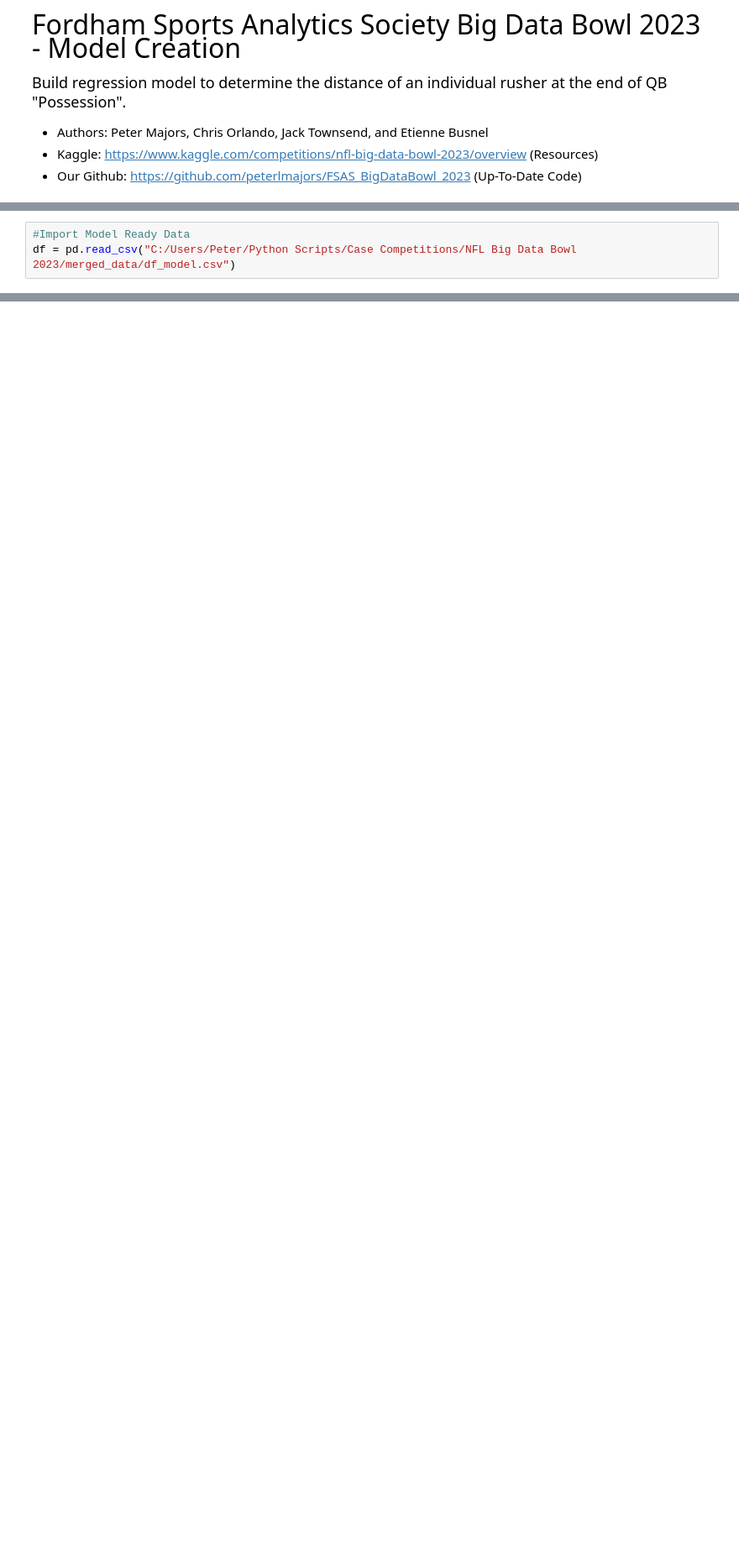
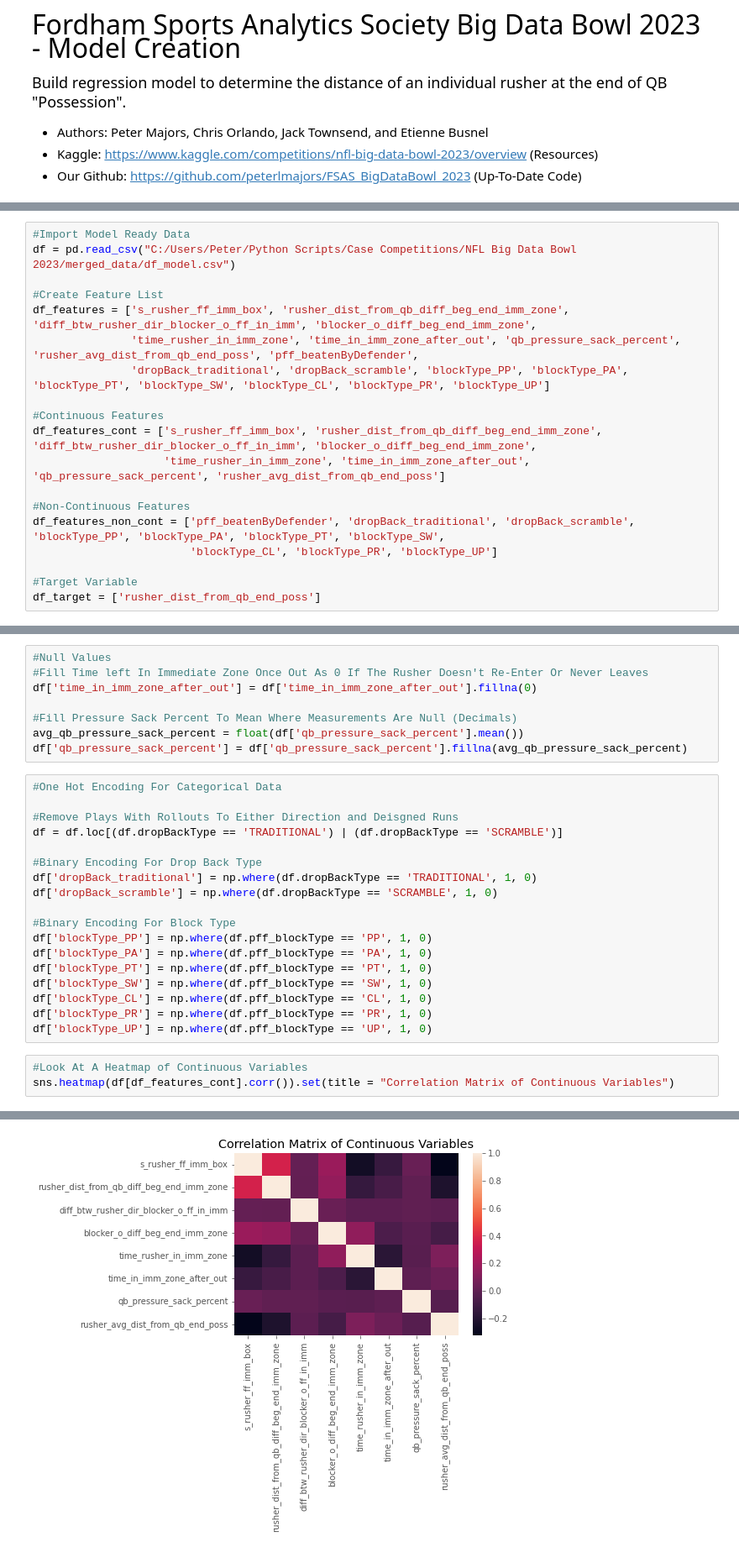
Before and after one commit to peterlmajors/FSAS_BigDataBowl_2023, a Jupyter notebook: Model_Creation.ipynb, the cells around one changed output, grey strips where cells are left out. Shown: that part at 84% size. Drawn from its saved outputs; the diff is of its cells as text; blank space fills up the shorter version.

```diff
--- a/Model_Creation.ipynb
+++ b/Model_Creation.ipynb
@@ -36,3 +42,19 @@ np.random.seed(0)
 # %%
 #Import Model Ready Data
 df = pd.read_csv("C:/Users/Peter/Python Scripts/Case Competitions/NFL Big Data Bowl 2023/merged_data/df_model.csv")
+
+#Create Feature List
+df_features = ['s_rusher_ff_imm_box', 'rusher_dist_from_qb_diff_beg_end_imm_zone', 'diff_btw_rusher_dir_blocker_o_ff_in_imm', 'blocker_o_diff_beg_end_imm_zone',
+               'time_rusher_in_imm_zone', 'time_in_imm_zone_after_out', 'qb_pressure_sack_percent', 'rusher_avg_dist_from_qb_end_poss', 'pff_beatenByDefender',
+               'dropBack_traditional', 'dropBack_scramble', 'blockType_PP', 'blockType_PA', 'blockType_PT', 'blockType_SW', 'blockType_CL', 'blockType_PR', 'blockType_UP']
+
+#Continuous Features
+df_features_cont = ['s_rusher_ff_imm_box', 'rusher_dist_from_qb_diff_beg_end_imm_zone', 'diff_btw_rusher_dir_blocker_o_ff_in_imm', 'blocker_o_diff_beg_end_imm_zone',
+                    'time_rusher_in_imm_zone', 'time_in_imm_zone_after_out', 'qb_pressure_sack_percent', 'rusher_avg_dist_from_qb_end_poss']
+
+#Non-Continuous Features
+df_features_non_cont = ['pff_beatenByDefender', 'dropBack_traditional', 'dropBack_scramble', 'blockType_PP', 'blockType_PA', 'blockType_PT', 'blockType_SW',
+                        'blockType_CL', 'blockType_PR', 'blockType_UP']
+
+#Target Variable
+df_target = ['rusher_dist_from_qb_end_poss']
@@ -50,0 +63,30 @@ df.head()
+# %%
+#Null Values
+#Fill Time left In Immediate Zone Once Out As 0 If The Rusher Doesn't Re-Enter Or Never Leaves
+df['time_in_imm_zone_after_out'] = df['time_in_imm_zone_after_out'].fillna(0)
+
+#Fill Pressure Sack Percent To Mean Where Measurements Are Null (Decimals)
+avg_qb_pressure_sack_percent = float(df['qb_pressure_sack_percent'].mean())
+df['qb_pressure_sack_percent'] = df['qb_pressure_sack_percent'].fillna(avg_qb_pressure_sack_percent)
+# %%
+#One Hot Encoding For Categorical Data
+
+#Remove Plays With Rollouts To Either Direction and Deisgned Runs
+df = df.loc[(df.dropBackType == 'TRADITIONAL') | (df.dropBackType == 'SCRAMBLE')]
+
+#Binary Encoding For Drop Back Type
+df['dropBack_traditional'] = np.where(df.dropBackType == 'TRADITIONAL', 1, 0)
+df['dropBack_scramble'] = np.where(df.dropBackType == 'SCRAMBLE', 1, 0)
+
+#Binary Encoding For Block Type
+df['blockType_PP'] = np.where(df.pff_blockType == 'PP', 1, 0)
+df['blockType_PA'] = np.where(df.pff_blockType == 'PA', 1, 0)
+df['blockType_PT'] = np.where(df.pff_blockType == 'PT', 1, 0)
+df['blockType_SW'] = np.where(df.pff_blockType == 'SW', 1, 0)
+df['blockType_CL'] = np.where(df.pff_blockType == 'CL', 1, 0)
+df['blockType_PR'] = np.where(df.pff_blockType == 'PR', 1, 0)
+df['blockType_UP'] = np.where(df.pff_blockType == 'UP', 1, 0)
+# %%
+#Look At A Heatmap of Continuous Variables
+sns.heatmap(df[df_features_cont].corr()).set(title = "Correlation Matrix of Continuous Variables")
+# %% [output]
@@ -50,0 +94 @@ df.head()
+[figure, added]
```
Also changed, not shown: parts of 31 cells of this notebook, 4 other files.
